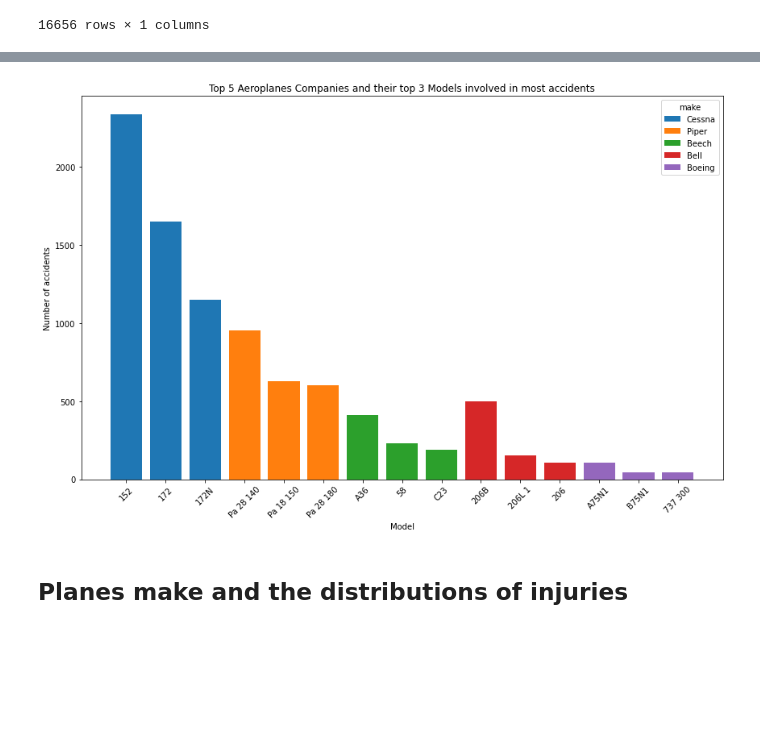
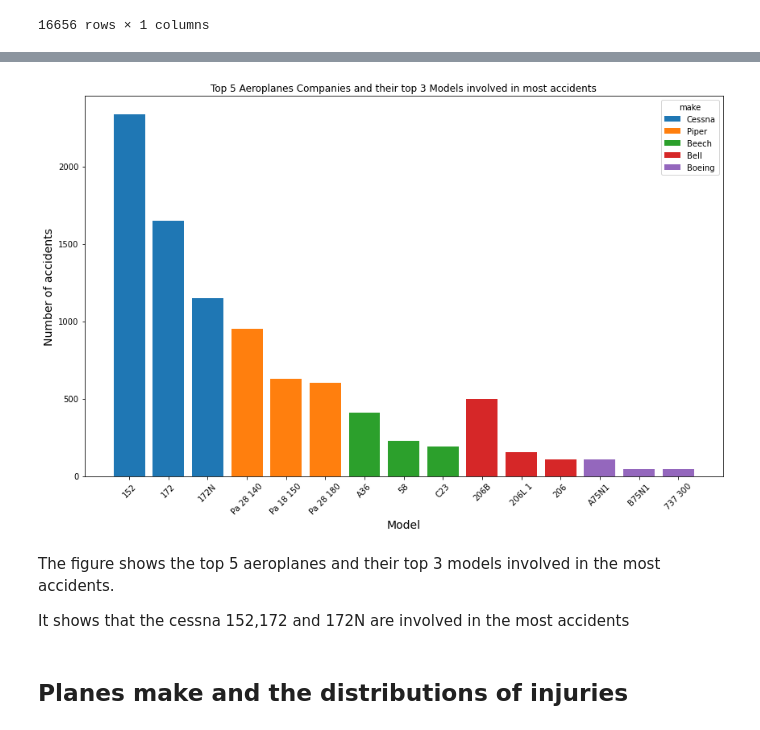
Before and after one commit to stephenmungai/phase1_project, a Jupyter notebook: index.ipynb, the cells around one changed output, grey strips where cells are left out. Saved outputs shown, nothing was run; the diff lists cells and outputs as text; code cells hidden in the pictures; blank space fills up the shorter version.

```diff
--- a/index.ipynb
+++ b/index.ipynb
@@ -1191,28 +1209,32 @@ pivot_df_on_make_and_model.sample(20)
 # %%
 
 grouped_pivot = pivot_df_on_make_and_model.reset_index()
 # creating a groupby that takes the top 5 most makes that are involved in an accident
 top_makes=grouped_pivot.groupby('make')['no_of_accidents'].sum().nlargest(5).index
 #We then want to filter our dataframe so as to only remain with the top 5 makes of aircrafts
 filtered_df=grouped_pivot[grouped_pivot['make'].isin(top_makes)]
 #From the filtered dataset we want to get the three top most model from each make involved in the most accidents
 top_models=filtered_df.groupby(['make','model'])['no_of_accidents'].sum().groupby(level=0,group_keys=False).nlargest(3).reset_index()
 
 #Having a dataframe that contains our top 5 makes and the top 3 models we can plot the diagram
 fig,ax =plt.subplots(figsize=(12,8))
 for make in top_makes:
     make_data=top_models[top_models['make']== make]
     ax.bar(make_data['model'],make_data['no_of_accidents'],label=make)
 
 ax.set_title("Top 5 Aeroplanes Companies and their top 3 Models involved in most accidents")
-ax.set_xlabel('Model')
-ax.set_ylabel('Number of accidents')
+ax.set_xlabel('Model',fontsize=14)
+ax.set_ylabel('Number of accidents',fontsize=14)
 ax.legend(title='make')
 plt.xticks(rotation=45)
 fig.tight_layout()
 plt.show();
 # %% [output]
-[figure, old version]
+[figure, new version]
+# %% [markdown]
+The figure shows the top 5 aeroplanes and their top 3 models involved in the most accidents.
+
+It shows that the cessna 152,172 and 172N are involved in the most accidents
 # %% [markdown]
 ## Planes make and the distributions of injuries
 # %%
```
Also changed, not shown: parts of 21 cells of this notebook, 6 other files.
